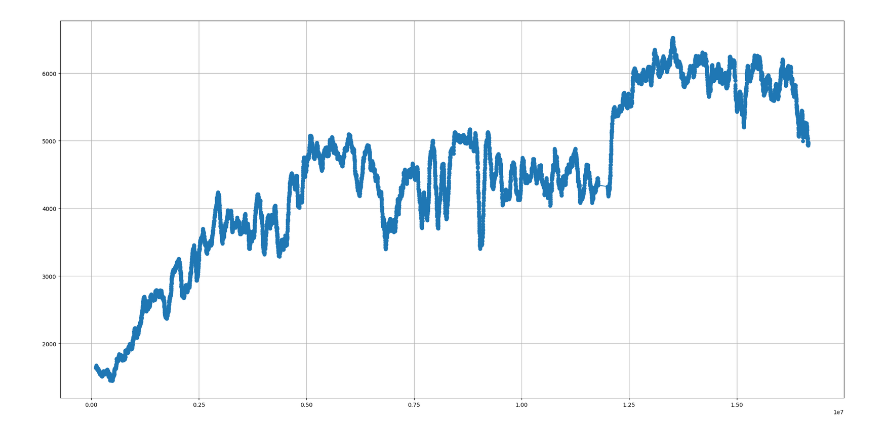
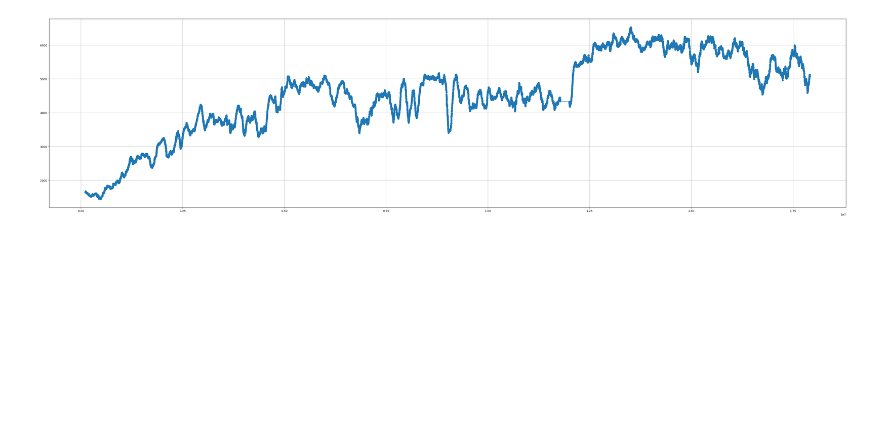
Before and after one commit to jimlin1112/DRL-Assignment-3, a Jupyter notebook: draw.ipynb, the cells around one changed output. Saved outputs shown, nothing was run; the diff lists cells and outputs as text; code cells hidden in the pictures; blank space fills up the shorter version.

```diff
--- a/draw.ipynb
+++ b/draw.ipynb
@@ -17,32 +17,32 @@ import re
 import matplotlib.pyplot as plt
 
 # 用於存放解析後的 steps 和 rewards
 a1 = []
 reward = []
 
 # 正則表達式：匹配 Reward 和 Step
 pattern = re.compile(r'Step\s*(\d+).*?Reward\s*([\d.]+)')
 
 # 打開並逐行讀取日誌檔
 with open('output.txt', 'r') as f:
     for line in f:
         match = pattern.search(line)
         if match:
             tmp1 = float(match.group(1))
             tmp2 = float(match.group(2))
             a1.append(tmp1)
             reward.append(tmp2)
 
 reward_avg = []
 avg_num = 100
 for i in range(avg_num, len(reward)):
     reward_avg.append(np.mean(reward[i-avg_num:i]))
 
 # 繪圖
-plt.figure(figsize=(20, 10))
+plt.figure(figsize=(40, 10))
 plt.plot(a1[avg_num:], reward_avg, marker='o', linestyle='-')
 plt.grid(True)
 plt.tight_layout()
 plt.show()
 # %% [output]
-[figure, old version]
+[figure, new version]
```
Also changed, not shown: 2 other files.
